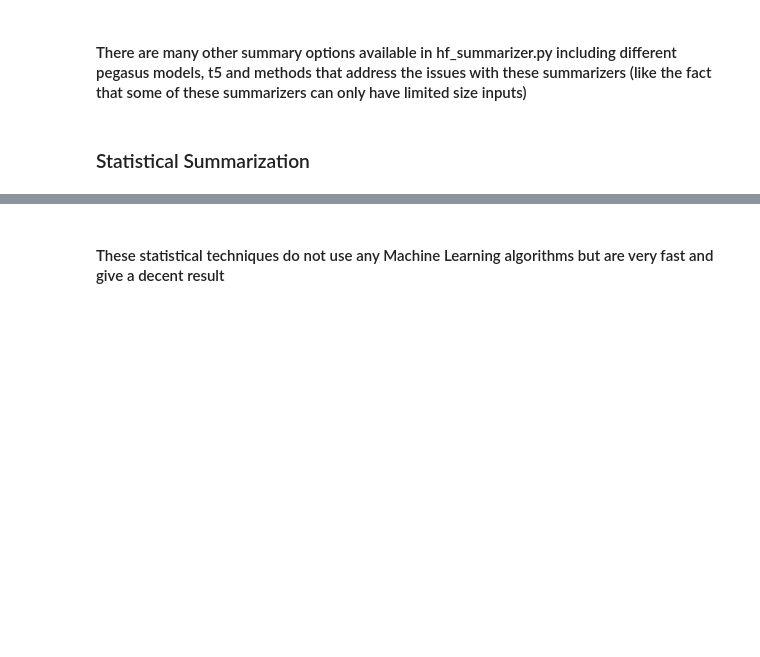
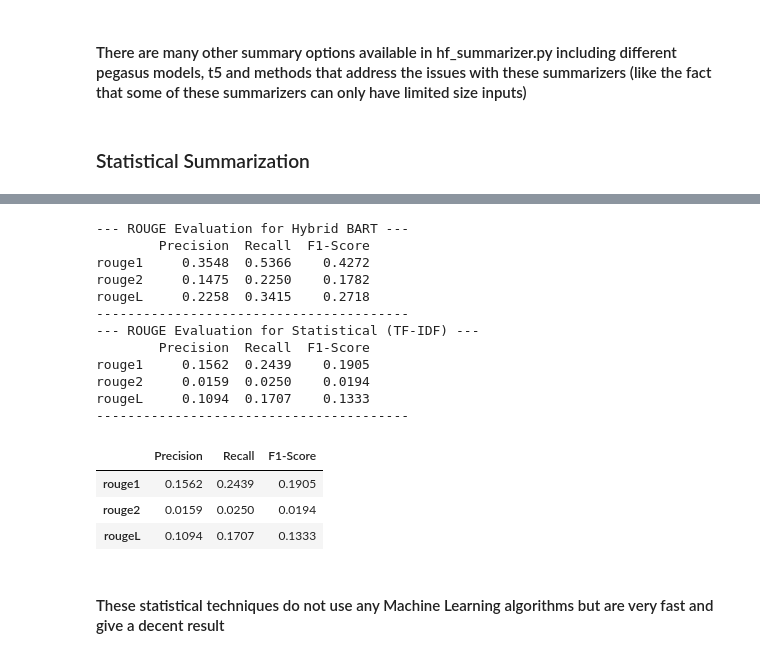
Before and after one commit to Piyush26o2/news-summarization, a Jupyter notebook: Demo.ipynb, the cells around one changed output, grey strips where cells are left out. Saved outputs shown, nothing was run; the diff lists cells and outputs as text; code cells hidden in the pictures; blank space fills up the shorter version.

Commit message:
added evaluation and updated requirements/notebook

```diff
--- a/Demo.ipynb
+++ b/Demo.ipynb
@@ -88,0 +105,9 @@ Under Biden’s plan, the corporate tax rate would rise from 21% to 28%. The Tax
+# %%
+tfidf_summary = run_tf_idf_summarization(text=article['article'], num_sentences=5)
+# If tfidf_summary returns a list of sentences, join them into a paragraph for evaluation
+if type(tfidf_summary) is list:
+    tfidf_summary = ' '.join(tfidf_summary)
+
+print("--- TF-IDF SUMMARY ---")
+print(tfidf_summary, '\n')
+# run_statistical_summarizers(text=article['article'], num_sentences=5)
@@ -89,3 +151,27 @@ Under Biden’s plan, the corporate tax rate would rise from 21% to 28%. The Tax
+# %%
+# Ground truth summary for the CNN Biden Tax Plan article
+reference_summary = "Joe Biden's proposed tax plan aims to raise taxes on corporations and wealthy Americans earning over $400,000 a year, while avoiding tax increases for middle-class earners. The plan seeks to fund new investments in infrastructure, education, and healthcare."
+
+# Evaluate both models side-by-side
+display_rouge_scores(reference_summary, summary, model_name="Hybrid BART")
+display_rouge_scores(reference_summary, tfidf_summary, model_name="Statistical (TF-IDF)")
+# %% [output]
+--- ROUGE Evaluation for Hybrid BART ---
+        Precision  Recall  F1-Score
+rouge1     0.3548  0.5366    0.4272
+rouge2     0.1475  0.2250    0.1782
+rougeL     0.2258  0.3415    0.2718
+----------------------------------------
+--- ROUGE Evaluation for Statistical (TF-IDF) ---
+        Precision  Recall  F1-Score
+rouge1     0.1562  0.2439    0.1905
+rouge2     0.0159  0.0250    0.0194
+rougeL     0.1094  0.1707    0.1333
+----------------------------------------
+|  | Precision | Recall | F1-Score |
+| rouge1 | 0.1562 | 0.2439 | 0.1905 |
+| rouge2 | 0.0159 | 0.0250 | 0.0194 |
+| rougeL | 0.1094 | 0.1707 | 0.1333 |
 # %% [markdown]
 #### These statistical techniques do not use any Machine Learning algorithms but are very fast and give a decent result
 # %% [markdown]
```
Also changed, not shown: parts of 13 cells of this notebook, 1 other file.
